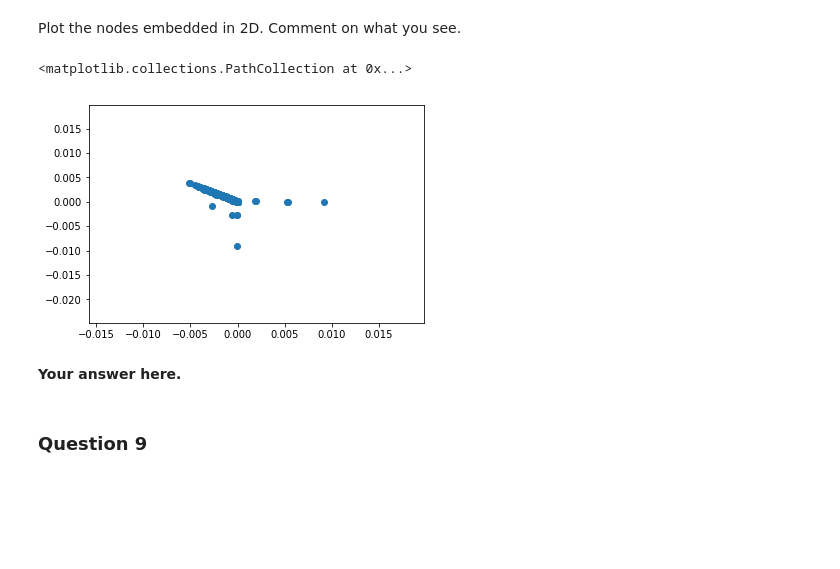
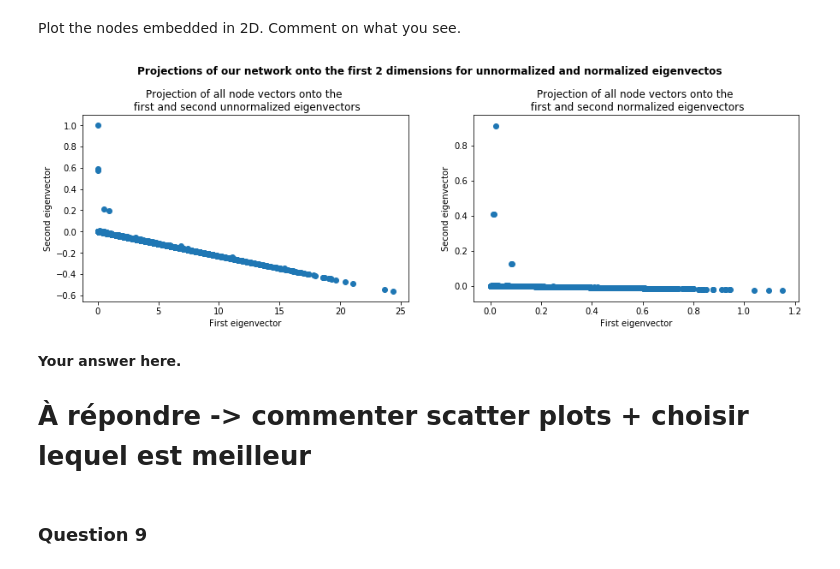
Before and after one commit to illorens/NTDS, a Jupyter notebook: 3_spectral_graph_theory.ipynb, the cells around one changed output. Saved outputs shown, nothing was run; the diff lists cells and outputs as text; code cells hidden in the pictures; blank space fills up the shorter version.

```diff
--- a/3_spectral_graph_theory.ipynb
+++ b/3_spectral_graph_theory.ipynb
@@ -225,5 +229,5 @@ FileNotFoundError: [Errno 2] No such file or directory: 'DataMS1/biggest.npy'
 # %%
-biggest_degree_weighted_imdb = biggest_weights.sum(1)
+biggest_degree_weighted_imdb = biggest_adjacency.sum(1)
 
 D = np.diag(biggest_degree_weighted_imdb)
 
@@ -231,7 +235,7 @@ D_norm = np.diag(np.sqrt(1./biggest_degree_weighted_imdb))
 
 D_norm[D_norm == np.inf] = 0
 
-laplacian_combinatorial = sparse.csr_matrix(D - biggest_weights)
+laplacian_combinatorial = sparse.csr_matrix(D - biggest_adjacency)
 laplacian_normalized =  sparse.csr_matrix(D_norm*laplacian_combinatorial*D_norm)
 # %%
 biggest_laplacian = laplacian_combinatorial
@@ -240,4 +244,4 @@ The eigenvector corresponding to the smallest eigenvalue $u_o$ is constant since
 # %%
-b_eigenvalues, b_eigenvectors = scipy.sparse.linalg.eigs(biggest_laplacian, k=3, which = 'SR')
-
-assert b_eigenvectors.shape == (n_nodes_b, 3)
+b_eigenvalues, b_eigenvectors = scipy.sparse.linalg.eigs(biggest_laplacian, k=2, which = 'SR')
+assert b_eigenvectors.shape == (n_nodes_b, 2)
+b_eigenvectors = np.real(b_eigenvectors)
@@ -246,15 +248,37 @@ b_eigenvectors = np.real(b_eigenvectors)
+# %%
+# We now need to compute the projections
+# Without normalising
+projection_x = np.matmul(biggest_adjacency,b_eigenvectors[:,0])
+projection_y = np.matmul(biggest_adjacency,b_eigenvectors[:,1])
+
+# With normalising
+b_eigenvectors_norm = D_norm.dot(b_eigenvectors)
+projection_x_norm = np.matmul(biggest_adjacency,b_eigenvectors_norm[:,0])
+projection_y_norm = np.matmul(biggest_adjacency,b_eigenvectors_norm[:,1])
 # %% [markdown]
 Plot the nodes embedded in 2D. Comment on what you see.
-# %%
-projection_x = np.matmul(biggest_adjacency,b_eigenvectors[:,1])
-projection_y = np.matmul(biggest_adjacency,b_eigenvectors[:,2])
-# %%
-plt.scatter(projection_x,projection_y)
-# %% [output]
-<matplotlib.collections.PathCollection at 0x...>
-[figure, removed]
+# %%
+f, (ax1, ax2) = plt.subplots(1, 2, figsize=(15, 4))
+f.suptitle("Projections of our network onto the first 2 dimensions for unnormalized and normalized eigenvectos", y=1.08, fontweight="bold")
+
+ax1.scatter(x=projection_x,y=projection_y)
+ax1.set_title("Projection of all node vectors onto the \n first and second unnormalized eigenvectors")
+ax1.set_ylabel("Second eigenvector")
+ax1.set_xlabel("First eigenvector")
+
+
+ax2.scatter(x=projection_x_norm,y=projection_y_norm)
+ax2.set_title("Projection of all node vectors onto the \n first and second normalized eigenvectors")
+ax2.set_ylabel("Second eigenvector")
+ax2.set_xlabel("First eigenvector")
+
+plt.show()
+# %% [output]
+[figure, added]
 # %% [markdown]
 **Your answer here.**
+
+# À répondre -> commenter scatter plots + choisir lequel est meilleur
 # %% [markdown]
 ### Question 9
 # %% [markdown]
```
Also changed, not shown: parts of 46 cells of this notebook.
